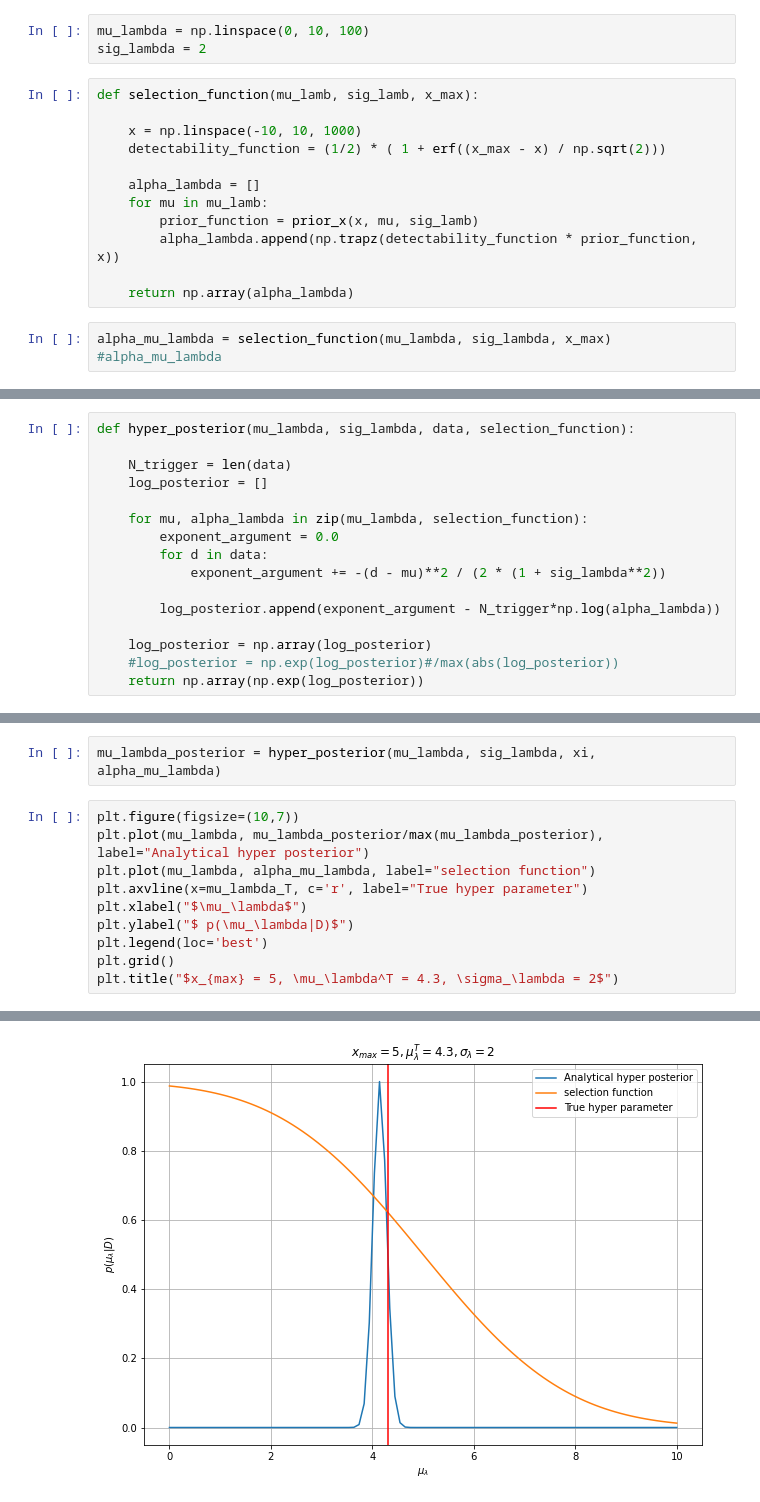
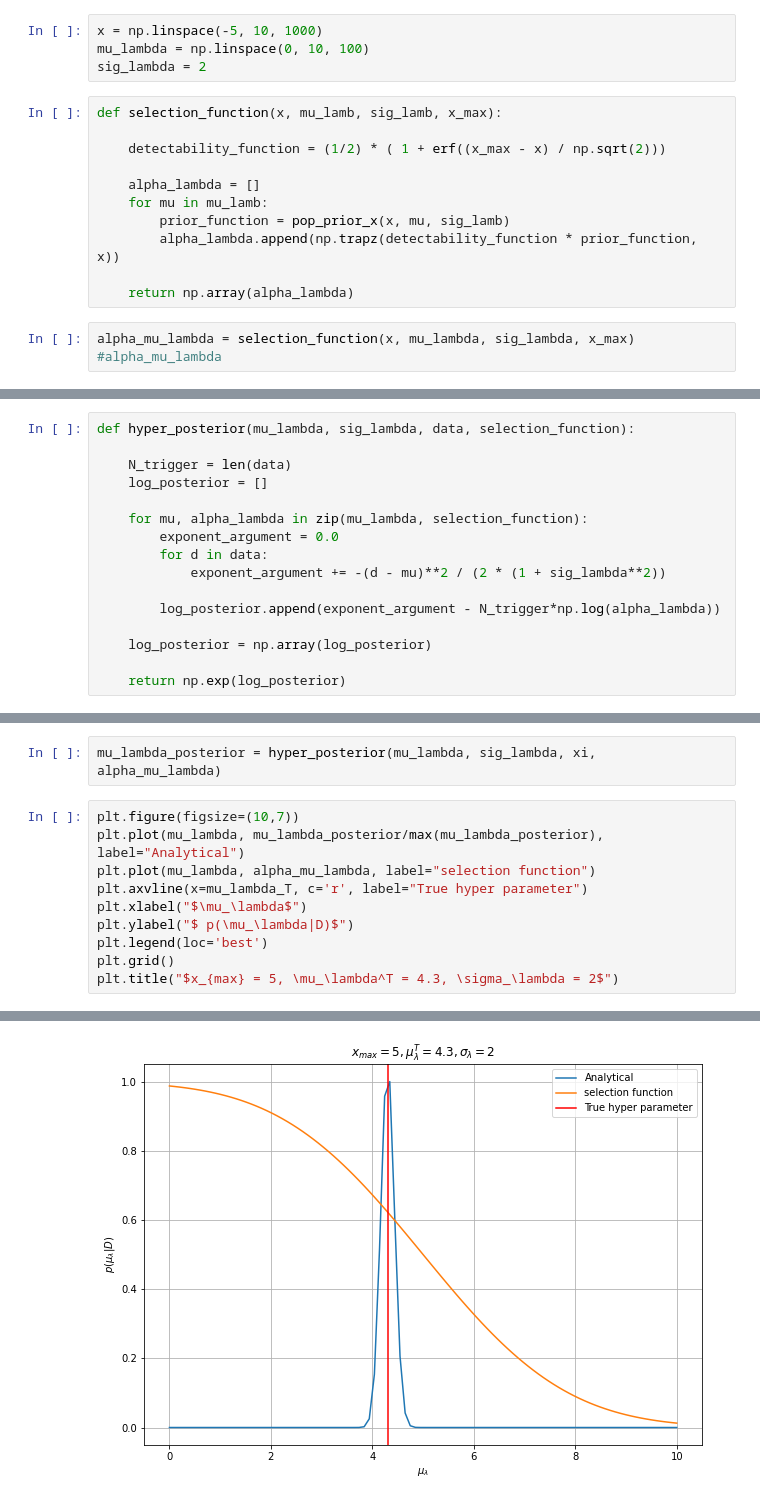
Before and after one commit to mukesh-k-singh/RatesPopMiniSchool2021, a Jupyter notebook: day1/Simple_1d_example.ipynb, the cells around one changed output, grey strips where cells are left out. Drawn from its saved outputs; the diff is of its cells as text.

```diff
--- a/day1/Simple_1d_example.ipynb
+++ b/day1/Simple_1d_example.ipynb
@@ -56,21 +56,21 @@ def prior_x(x, mu, sigma):
     return np.exp(-(x - mu)**2 / (2*sigma**2)) / (np.sqrt(2 * np.pi * sigma**2))
 # %%
+x = np.linspace(-5, 10, 1000)
 mu_lambda = np.linspace(0, 10, 100)
 sig_lambda = 2
 # %%
-def selection_function(mu_lamb, sig_lamb, x_max):
+def selection_function(x, mu_lamb, sig_lamb, x_max):
 
-    x = np.linspace(-10, 10, 1000)
     detectability_function = (1/2) * ( 1 + erf((x_max - x) / np.sqrt(2)))
 
     alpha_lambda = []
     for mu in mu_lamb:
-        prior_function = prior_x(x, mu, sig_lamb)
+        prior_function = pop_prior_x(x, mu, sig_lamb)
         alpha_lambda.append(np.trapz(detectability_function * prior_function, x))
 
     return np.array(alpha_lambda)
 # %%
-alpha_mu_lambda = selection_function(mu_lambda, sig_lambda, x_max)
+alpha_mu_lambda = selection_function(x, mu_lambda, sig_lambda, x_max)
 #alpha_mu_lambda
 # %%
 plt.plot(mu_lambda, alpha_mu_lambda)
@@ -95,22 +95,22 @@ def hyper_posterior(mu_lambda, sig_lambda, data, selection_function):
         log_posterior.append(exponent_argument - N_trigger*np.log(alpha_lambda))
 
     log_posterior = np.array(log_posterior)
-    #log_posterior = np.exp(log_posterior)#/max(abs(log_posterior))
-    return np.array(np.exp(log_posterior))
+
+    return np.exp(log_posterior)
 # %% [markdown]
 ### Estimating hyper posterior using detected data and selection effects:
 # %%
 mu_lambda_posterior = hyper_posterior(mu_lambda, sig_lambda, xi, alpha_mu_lambda)
 # %%
 plt.figure(figsize=(10,7))
-plt.plot(mu_lambda, mu_lambda_posterior/max(mu_lambda_posterior), label="Analytical hyper posterior")
+plt.plot(mu_lambda, mu_lambda_posterior/max(mu_lambda_posterior), label="Analytical")
 plt.plot(mu_lambda, alpha_mu_lambda, label="selection function")
 plt.axvline(x=mu_lambda_T, c='r', label="True hyper parameter")
 plt.xlabel("$\mu_\lambda$")
 plt.ylabel("$ p(\mu_\lambda|D)$")
 plt.legend(loc='best')
 plt.grid()
 plt.title("$x_{max} = 5, \mu_\lambda^T = 4.3, \sigma_\lambda = 2$")
 # %% [output]
 Text(0.5, 1.0, '$x_{max} = 5, \\mu_\\lambda^T = 4.3, \\sigma_\\lambda = 2$')
-[figure, old version]
+[figure, new version]
```
Also changed, not shown: parts of 20 cells of this notebook, 1 other file.
